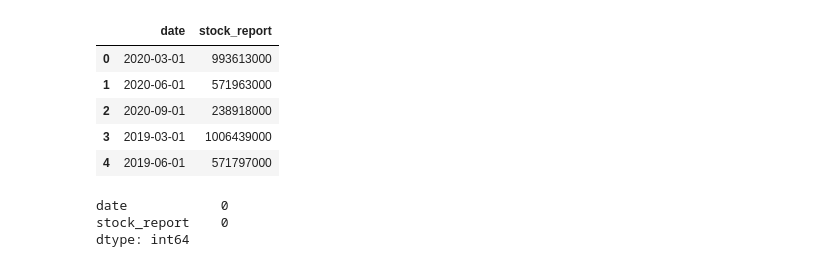
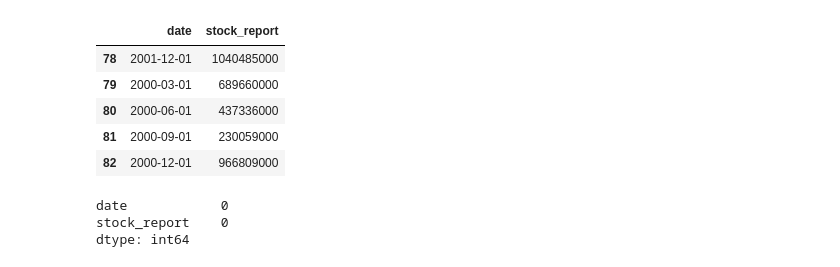
Before and after one commit to stew1922/data_farming, a Jupyter notebook: notebooks/travis.ipynb, the cells around one changed output. Saved outputs shown, nothing was run; the diff lists cells and outputs as text; code cells hidden in the pictures.

```diff
--- a/notebooks/travis.ipynb
+++ b/notebooks/travis.ipynb
@@ -15,14 +18,14 @@ inventorycsv = Path('../data/clean_data/corn_stocks_seasonal.csv')
 inventory_df = pd.read_csv(inventorycsv, delimiter=',', parse_dates=True, infer_datetime_format=True)
 # %%
 # check out the header columns
-inventory_df.head()
+inventory_df.tail()
 # %% [output]
 |  | date | stock_report |
-| 0 | 2020-03-01 | 993613000 |
-| 1 | 2020-06-01 | 571963000 |
-| 2 | 2020-09-01 | 238918000 |
-| 3 | 2019-03-01 | 1006439000 |
-| 4 | 2019-06-01 | 571797000 |
+| 78 | 2001-12-01 | 1040485000 |
+| 79 | 2000-03-01 | 689660000 |
+| 80 | 2000-06-01 | 437336000 |
+| 81 | 2000-09-01 | 230059000 |
+| 82 | 2000-12-01 | 966809000 |
 # %%
 # check for nulls and decide whether to drop any drop empty columns
 inventory_df.isnull().sum()
```
Also changed, not shown: parts of 9 cells of this notebook.
